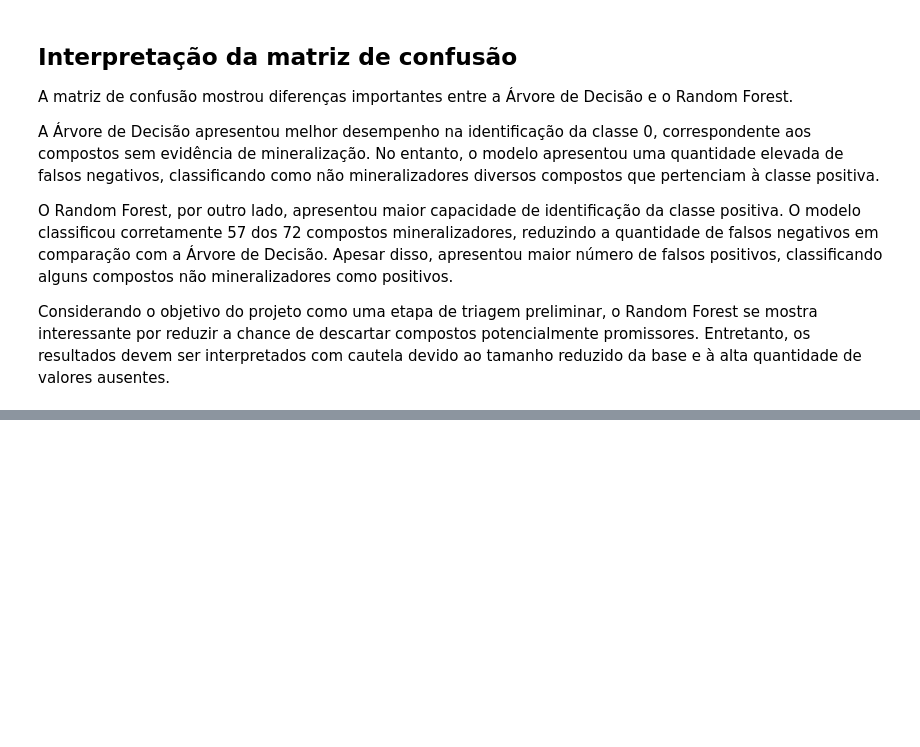
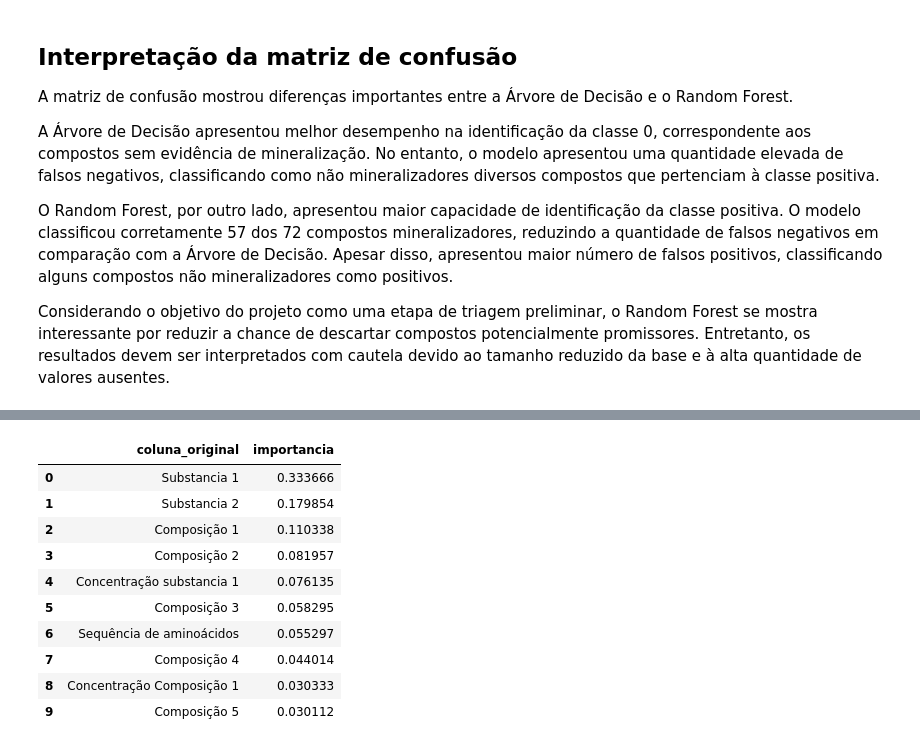
Before and after one commit to pablocosme/Projeto_Residuos_Dentarios_IA, a Jupyter notebook: eda.ipynb, the cells around one changed output, grey strips where cells are left out. Drawn from its saved outputs; the diff is of its cells as text; code cells hidden in the pictures; blank space fills up the shorter version.

```diff
--- a/eda.ipynb
+++ b/eda.ipynb
@@ -589,0 +622,30 @@ Considerando o objetivo do projeto como uma etapa de triagem preliminar, o Rando
+# %%
+def identificar_coluna_original(feature):
+    for coluna in sorted(features_modelo_1, key=len, reverse=True):
+        if feature.startswith(coluna + "_"):
+            return coluna
+    return feature
+
+importancias["coluna_original"] = importancias["feature"].apply(identificar_coluna_original)
+
+importancia_por_coluna = (
+    importancias
+    .groupby("coluna_original")["importancia"]
+    .sum()
+    .sort_values(ascending=False)
+    .reset_index()
+)
+
+importancia_por_coluna
+# %% [output]
+|  | coluna_original | importancia |
+| 0 | Substancia 1 | 0.333666 |
+| 1 | Substancia 2 | 0.179854 |
+| 2 | Composição 1 | 0.110338 |
+| 3 | Composição 2 | 0.081957 |
+| 4 | Concentração substancia 1 | 0.076135 |
+| 5 | Composição 3 | 0.058295 |
+| 6 | Sequência de aminoácidos | 0.055297 |
+| 7 | Composição 4 | 0.044014 |
+| 8 | Concentração Composição 1 | 0.030333 |
+| 9 | Composição 5 | 0.030112 |
```
Also changed, not shown: parts of 3 cells of this notebook.
